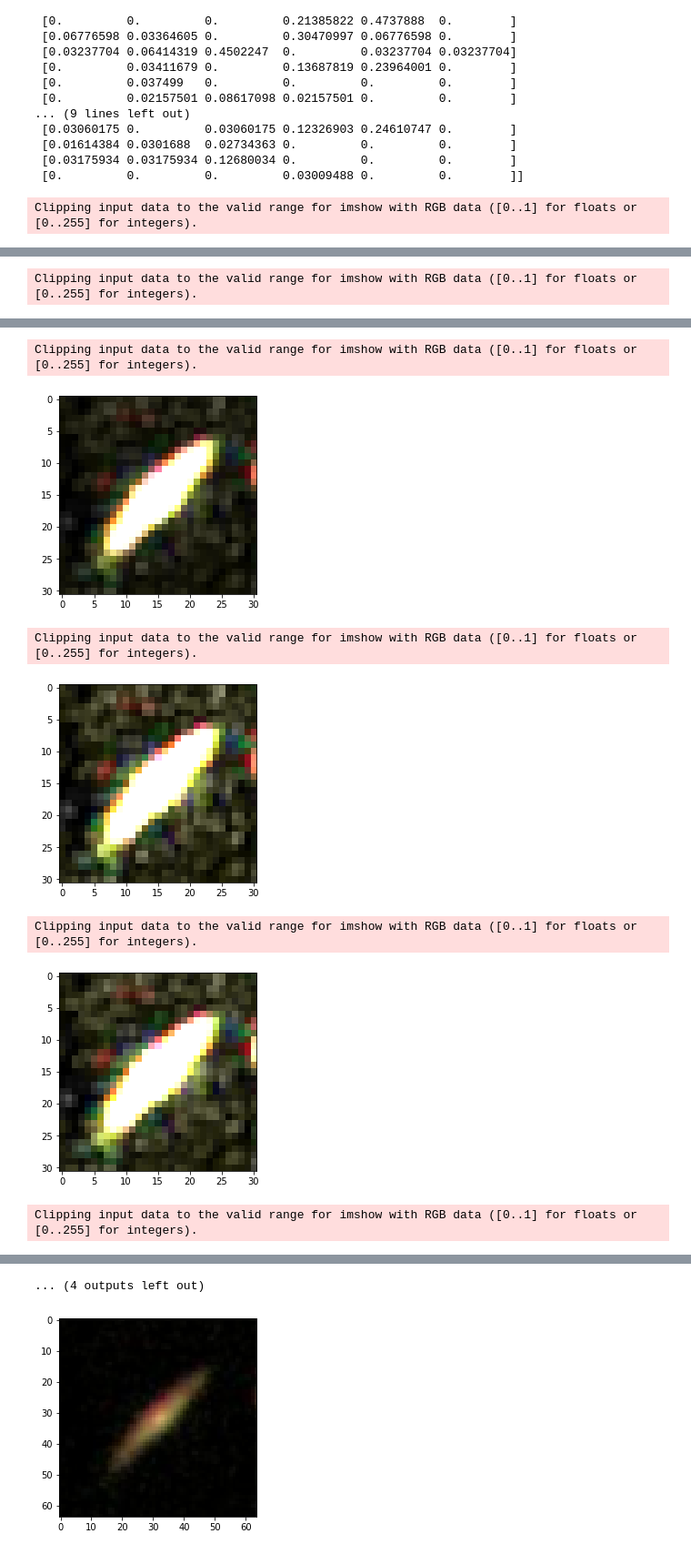
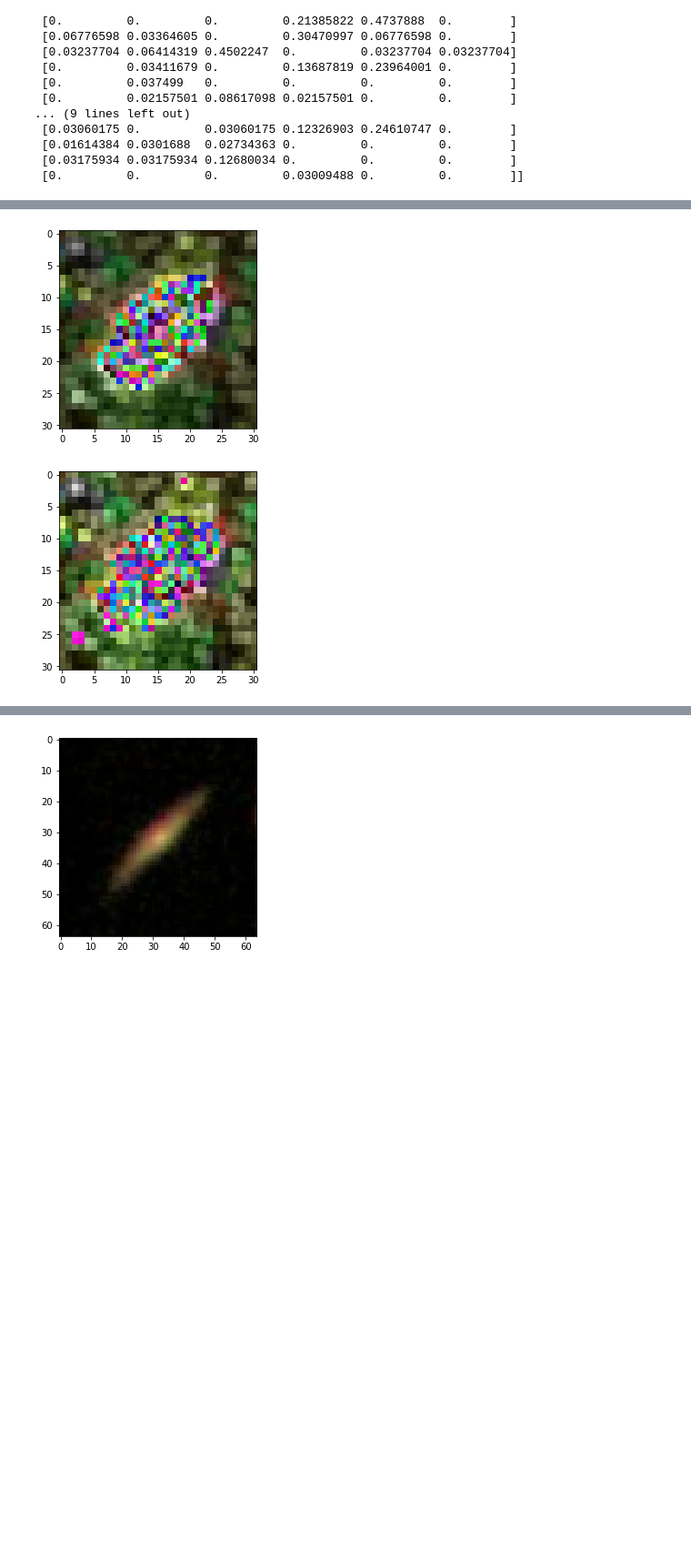
Before and after one commit to alirezash97/Galaxy-Classification, a Jupyter notebook: Galaxy.ipynb, the cells around one changed output, grey strips where cells are left out. Shown at 91% size. Saved outputs shown, nothing was run; the diff lists cells and outputs as text; code cells hidden in the pictures; blank space fills up the shorter version.

```diff
--- a/Galaxy.ipynb
+++ b/Galaxy.ipynb
@@ -187,7 +187,7 @@ def convolution_layer(image, number_of_outputs, filter_shape, maxpool_window):
   p_output = int((image.shape[0] - (filter_shape[0] - 1)) / maxpool_window[0])
   output = np.zeros((p_output, p_output, 3, number_of_outputs))
 
-  for i in range(number_of_outputs):
+  for i in tqdm(range(number_of_outputs)):
     filter_ = weights[i, :, :]
 
     b = image[:p_input, :p_input, :1]
@@ -212,13 +212,14 @@ def convolution_layer(image, number_of_outputs, filter_shape, maxpool_window):
 
   return output
 # %%
-a = train_images[1290]
-b = 8
+
+a = train_images[1900]
+b = 4
 c = [3, 3]
 d = [2, 2]
 my_images = convolution_layer(a, b, c, d)
+
 for i in range(b):
-  plt.imshow(my_images[:, :, :, i])
+  plt.imshow((my_images[:, :, :, i] * 255).astype(np.uint8))
   plt.show()
 # %% [output]
-Clipping input data to the valid range for imshow with RGB data ([0..1] for floats or [0..255] for integers).
@@ -226 +226,0 @@ Clipping input data to the valid range for imshow with RGB data ([0..1] for floa
-Clipping input data to the valid range for imshow with RGB data ([0..1] for floats or [0..255] for integers).
@@ -228,7 +228,2 @@ Clipping input data to the valid range for imshow with RGB data ([0..1] for floa
-Clipping input data to the valid range for imshow with RGB data ([0..1] for floats or [0..255] for integers).
-[figure, old version]
+[figure, new version]
-Clipping input data to the valid range for imshow with RGB data ([0..1] for floats or [0..255] for integers).
-[figure, old version]
+[figure, new version]
-Clipping input data to the valid range for imshow with RGB data ([0..1] for floats or [0..255] for integers).
-[figure, removed]
-Clipping input data to the valid range for imshow with RGB data ([0..1] for floats or [0..255] for integers).
@@ -236,4 +230,3 @@ Clipping input data to the valid range for imshow with RGB data ([0..1] for floa
-... (4 outputs left out)
 # %%
 
 
```
Also changed, not shown: parts of 1 cell of this notebook.
